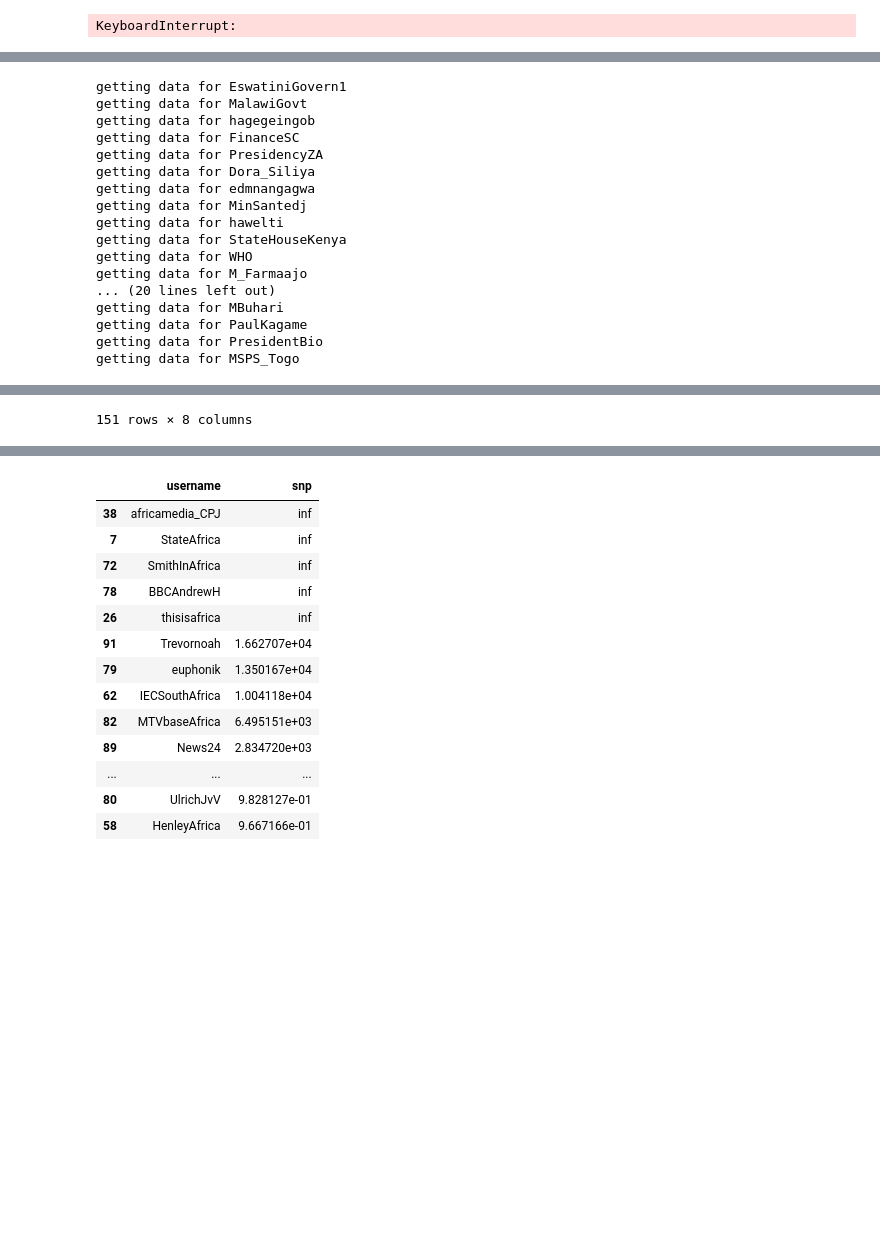
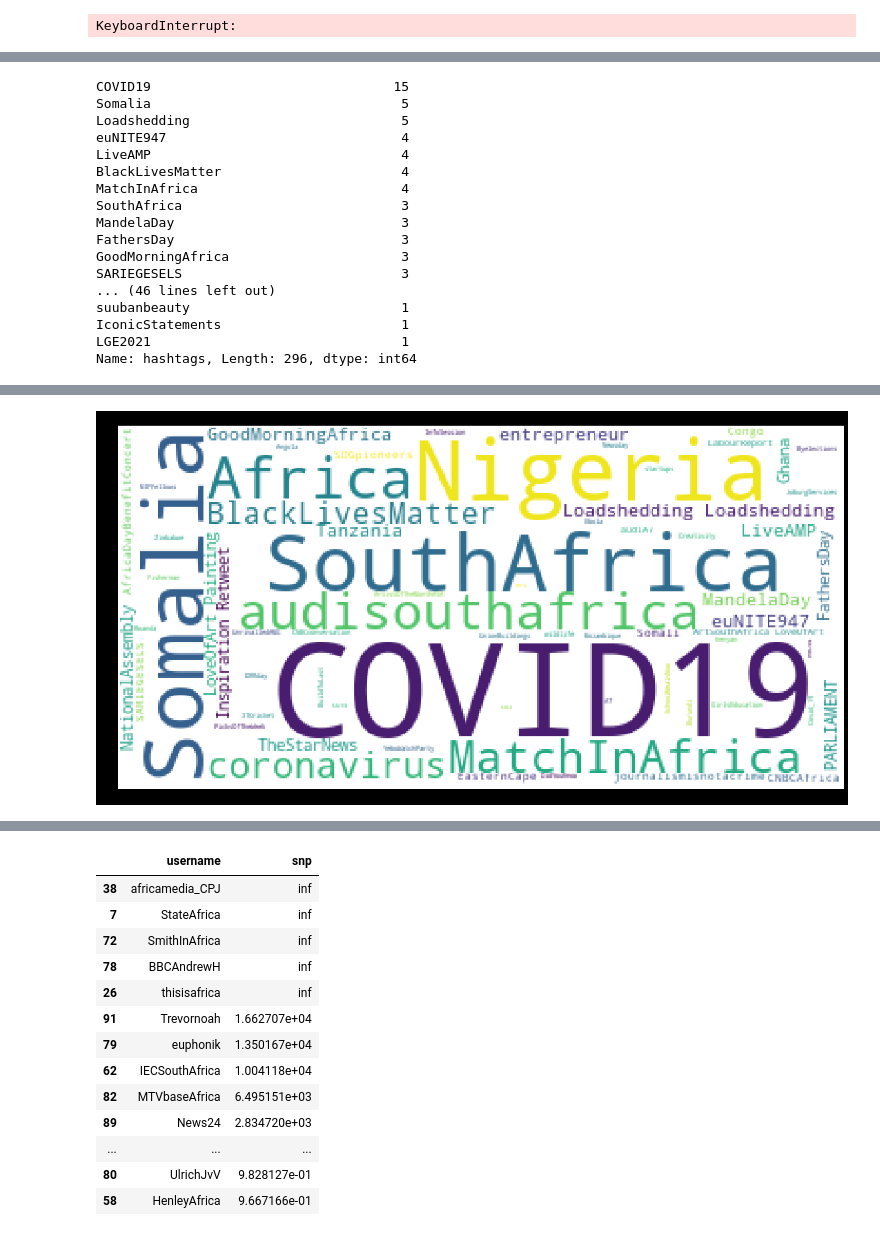
Before and after one commit to kenmbelenzi/webscraper, a Jupyter notebook: Copy_of_scrapping_starter.ipynb, the cells around one changed output, grey strips where cells are left out. Drawn from its saved outputs; the diff is of its cells as text; code cells hidden in the pictures; blank space fills up the shorter version.

```diff
--- a/Copy_of_scrapping_starter.ipynb
+++ b/Copy_of_scrapping_starter.ipynb
@@ -474,32 +488,39 @@ KeyboardInterrupt:
 # %%
-df700 = pd.read_csv('leadertw.csv')
-df6=pd.read_csv('influencerusrname.csv')
+df700 = pd.read_csv('extract.csv')
 
 ranked=pd.DataFrame()
-for target in leaders:
-    print ('getting data for',target)
+for target in influencers:
+    #print ('getting data for',target)
     ken=df700.where(df700['user'] == target)
-
     ranking=ken.sort_values(['number of retweets'],ascending = [False])
     ranking=ranking.dropna(subset=['hashtags'])
     ranking=ranking.head(5)
     ranked=pd.concat([ranked, ranking],ignore_index = True)
-ranked
+hashtags = ranked['hashtags']
+print(hashtags.value_counts())
+def wordcloud(hashtags):
+    stopwords = set(STOPWORDS)
+    wordcloud = WordCloud(background_color="white",stopwords=stopwords,random_state = 2016).generate(" ".join([i for i in hashtags]))
+    plt.figure( figsize=(20,10), facecolor='k')
+    plt.imshow(wordcloud)
+    plt.axis("off")
+    plt.title("most comon hashtags")
+wordcloud(hashtags)
 # %% [output]
-getting data for EswatiniGovern1
-getting data for MalawiGovt
-getting data for hagegeingob
-getting data for FinanceSC
-getting data for PresidencyZA
-getting data for Dora_Siliya
-getting data for edmnangagwa
-getting data for MinSantedj
-getting data for hawelti
-getting data for StateHouseKenya
-getting data for WHO
-getting data for M_Farmaajo
-... (20 lines left out)
-getting data for MBuhari
-getting data for PaulKagame
-getting data for PresidentBio
-getting data for MSPS_Togo
+COVID19                               15
+Somalia                                5
+Loadshedding                           5
+euNITE947                              4
+LiveAMP                                4
+BlackLivesMatter                       4
+MatchInAfrica                          4
+SouthAfrica                            3
+MandelaDay                             3
+FathersDay                             3
+GoodMorningAfrica                      3
+SARIEGESELS                            3
+... (46 lines left out)
+suubanbeauty                           1
+IconicStatements                       1
+LGE2021                                1
+Name: hashtags, Length: 296, dtype: int64
@@ -523 +527 @@ getting data for MSPS_Togo
-151 rows × 8 columns
+[figure, added]
```
Also changed, not shown: parts of 25 cells of this notebook, 2 other files.
